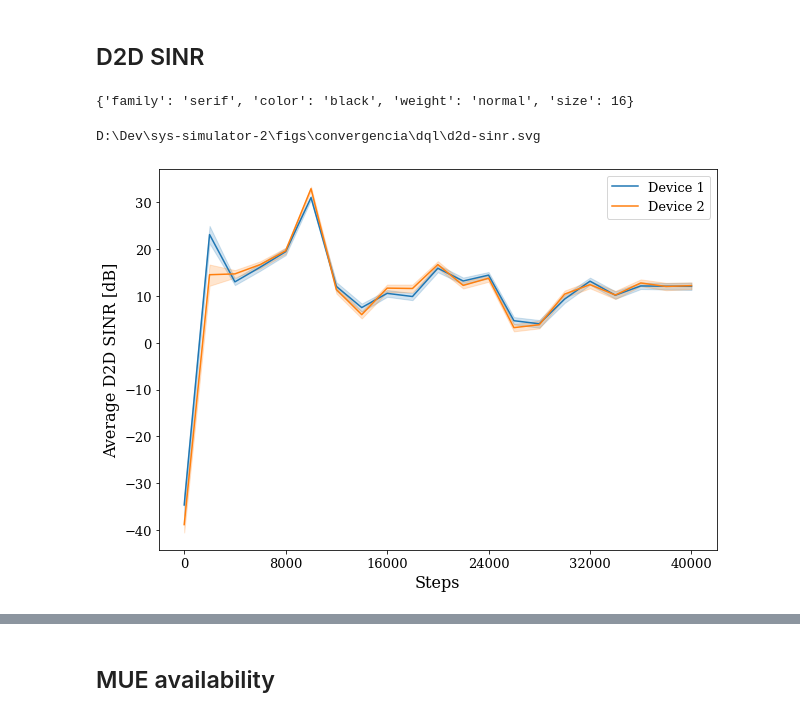
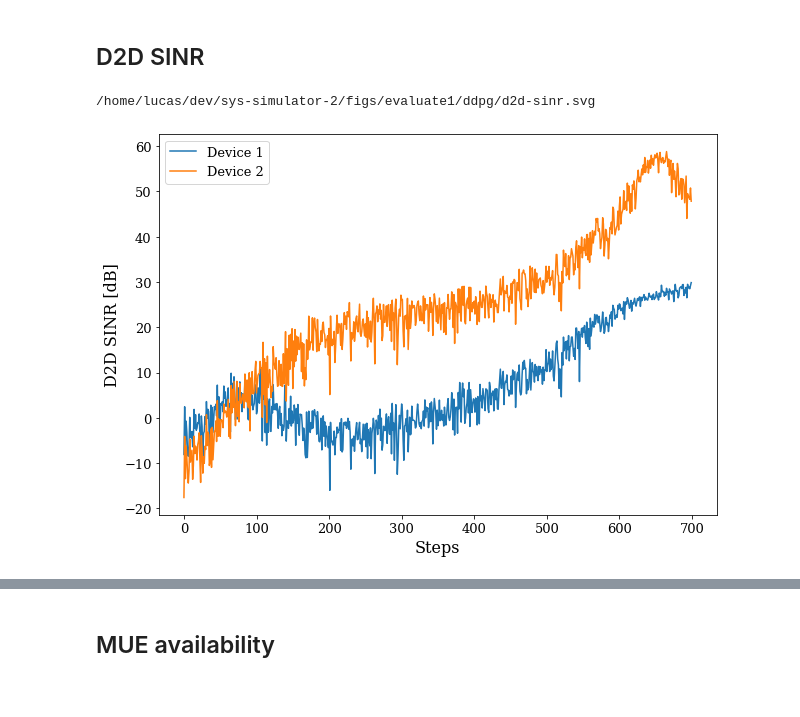
Before and after one commit to lbaiao/sys-simulator-2, a Jupyter notebook: notebooks/figs-notebooks/convergencia.ipynb, the cells around one changed output, grey strips where cells are left out. Cells and saved outputs as stored; diff of their text form; code cells hidden in the pictures.

Commit message:
new plots ans figs

```diff
--- a/notebooks/figs-notebooks/convergencia.ipynb
+++ b/notebooks/figs-notebooks/convergencia.ipynb
@@ -59,6 +41,4 @@ xx.shape
 # %%
-mue_sinrs = deepcopy(d_train['mue_sinrs'])
-mue_sinrs.append(d_test['mue_sinrs'])
-mue_sinrs = np.array(mue_sinrs)
+mue_sinrs = np.array(data['mue_sinrs'])
 mue_sinrs.shape
 # %% [output]
@@ -66,6 +46,4 @@ mue_sinrs.shape
 # %%
-d2d_sinrs = deepcopy(d_train['d2d_sinrs'])
-d2d_sinrs.append(d_test['d2d_sinrs'])
-d2d_sinrs = np.array(d2d_sinrs)
+d2d_sinrs = np.array(data['d2d_sinrs'])
 d2d_sinrs.shape
 # %% [output]
@@ -114,8 +87,4 @@ x_ticks = [i*EVAL_EVERY*(mue_sinrs.shape[0]-1)/5 for i in range(6)]
+# %%
+x = list(range(mue_sinrs.shape[0]))
 # %% [markdown]
 ## MUE SINR
-# %%
-x = np.ones(mue_sinrs.shape)
-for i in range(mue_sinrs.shape[0]):
-    x[i, :] = i
-x = x.reshape(-1)
-x *= EVAL_EVERY
@@ -152,26 +129,22 @@ D:\Dev\sys-simulator-2\figs\convergencia\dql\mue-sinr.svg
 # %% [markdown]
 ## D2D SINR
-# %%
-y_font
-# %% [output]
-{'family': 'serif', 'color': 'black', 'weight': 'normal', 'size': 16}
 # %%
 plt.figure(figsize=(10,7))
-sns.lineplot(x=x, y=d2d_sinrs[:,:,0].reshape(-1), label='Device 1')
-sns.lineplot(x=x, y=d2d_sinrs[:,:,1].reshape(-1), label='Device 2')
+sns.lineplot(x=x, y=d2d_sinrs[:,0].reshape(-1), label='Device 1')
+sns.lineplot(x=x, y=d2d_sinrs[:,1].reshape(-1), label='Device 2')
 plt.xlabel('Steps', fontdict=x_font)
-plt.ylabel('Average D2D SINR [dB]', fontdict=y_font)
-plt.xticks(x_ticks, **ticks_font)
+plt.ylabel('D2D SINR [dB]', fontdict=y_font)
+plt.xticks(**ticks_font)
 plt.yticks(**ticks_font)
 plt.legend(prop=legends_font)
 fig_name = 'd2d-sinr'
-svg_path = f'{OUTPUT_PATH}\\{fig_name}.svg'
-eps_path = f'{OUTPUT_PATH}\\{fig_name}.eps'
+svg_path = f'{OUTPUT_PATH}/{fig_name}.svg'
+eps_path = f'{OUTPUT_PATH}/{fig_name}.eps'
 print(svg_path)
 # save fig
 plt.savefig(svg_path)
 os.system(f'magick convert {svg_path} {eps_path}')
 plt.show()
 # %% [output]
-D:\Dev\sys-simulator-2\figs\convergencia\dql\d2d-sinr.svg
+/home/lucas/dev/sys-simulator-2/figs/evaluate1/ddpg/d2d-sinr.svg
-[figure, old version]
+[figure, new version]
```
Also changed, not shown: parts of 30 cells of this notebook, 6 other files.
